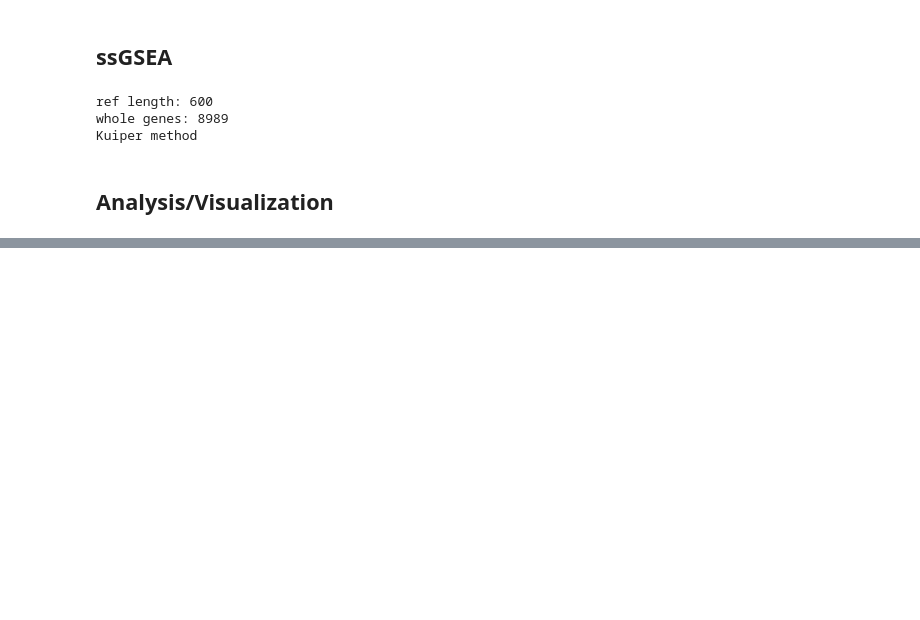
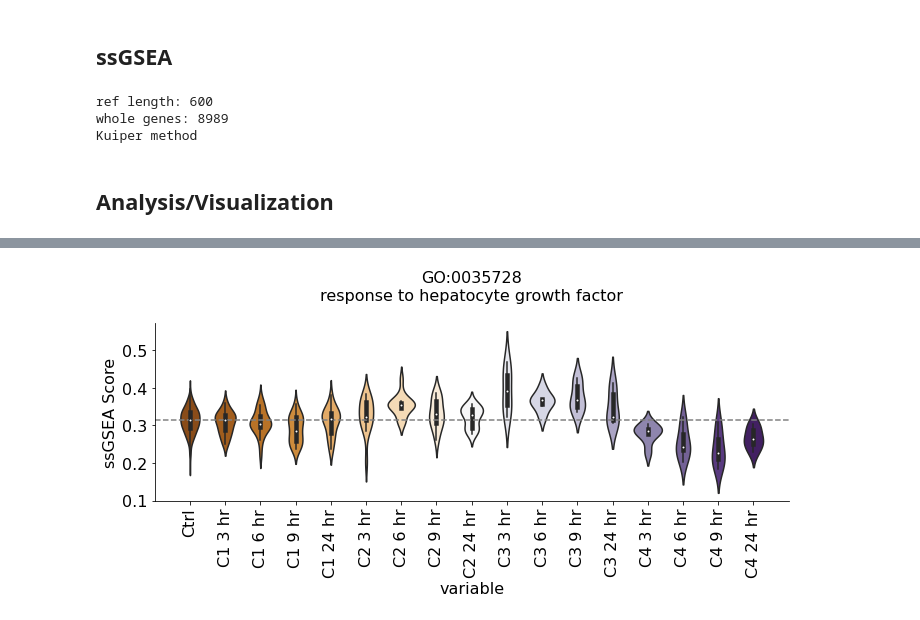
Before and after one commit to mizuno-group/2023, a Jupyter notebook: RatDeconvolution/code/4_cluster_annotation.ipynb, the cells around one changed output, grey strips where cells are left out. Cells and saved outputs as stored; diff of their text form; code cells hidden in the pictures; blank space fills up the shorter version.

```diff
--- a/RatDeconvolution/code/4_cluster_annotation.ipynb
+++ b/RatDeconvolution/code/4_cluster_annotation.ipynb
@@ -421,0 +695,58 @@ res.to_csv(f"{root}/result/res_depth5_kuiper.csv")
+# %%
+term="GO:0035728_response to hepatocyte growth factor"
+depth=5
+# %%
+res = pd.read_csv(f"{root}/result/res_depth{depth}_kuiper.csv", index_col=0)
+res.columns = [i.split(".")[0] for i in res.columns]
+
+lst_control = [f"{comp}_Control_{time}" for time in ["3 hr", "6 hr", "9 hr", "24 hr"] for cluster in clusters for comp in cluster]
+lst_clusters = [[f"{comp}_High_{time}" for comp in cluster] for cluster in clusters for time in ["3 hr", "6 hr", "9 hr", "24 hr"]]
+lst_all = [lst_control]
+lst_all.extend(lst_clusters)
+labels = []
+target_lst=[]
+for i, lst in enumerate(lst_all):
+    labels+=[i]*len(lst)
+    target_lst.extend(lst)
+
+res_temp = copy.deepcopy(res)
+res_temp = res_temp.loc[:,target_lst]
+
+def plot_go_violin(df, lst_all, term:str="", ax="", position=0):
+    df_temp = pd.DataFrame()
+    names = ["Ctrl", "C1 3 hr", "C1 6 hr", "C1 9 hr", "C1 24 hr",
+    "C2 3 hr", "C2 6 hr","C2 9 hr", "C2 24 hr",
+    "C3 3 hr", "C3 6 hr", "C3 9 hr", "C3 24 hr",
+    "C4 3 hr", "C4 6 hr",  "C4 9 hr", "C4 24 hr",]
+
+    for x, i in enumerate(lst_all):
+        temp = res_temp.loc[term, i].values.flatten()
+        df_temp = pd.concat([df_temp, pd.DataFrame(temp)], axis=1)
+
+    df_temp.columns=names
+    sns.violinplot(x='variable', y='value', data=df_temp.melt(), dodge=True,
+                jitter=True, color='black', palette='PuOr', ax=ax)
+
+    ax.axhline(y=df_temp["Ctrl"].median(), color="grey", linestyle="dashed")
+    ax.set_xticks(range(17))
+    ax.set_xticklabels(names, rotation=90, fontsize=16)
+    ax.set_ylabel('ssGSEA Score', fontsize=16)
+    ax.set_xlim(-1,17)
+    str_go, str_name = term.split("_")
+    ax.set_title(f"{str_go}\n{str_name}\n", fontsize=16)
+    plt.gca().spines['right'].set_visible(False)
+    plt.gca().spines['top'].set_visible(False)
+    plt.gca().yaxis.set_ticks_position('left')
+    plt.gca().xaxis.set_ticks_position('bottom')
+    plt.grid(False)
+
+fig = plt.figure(figsize=(10,5))
+#terms=["GO:0035728_response to hepatocyte growth factor", "GO:0071363_cellular response to growth factor stimulus"]
+terms=["GO:0035728_response to hepatocyte growth factor"]
+for v, term in enumerate(terms):
+    ax=fig.add_subplot(1,1,v+1)
+    plot_go_violin(res_temp, lst_all=lst_all, term=term, ax=ax, position=i)
+plt.tight_layout()
+plt.show()
+# %% [output]
+[figure, added]
```
Also changed, not shown: parts of 17 cells of this notebook, 2 other files.
